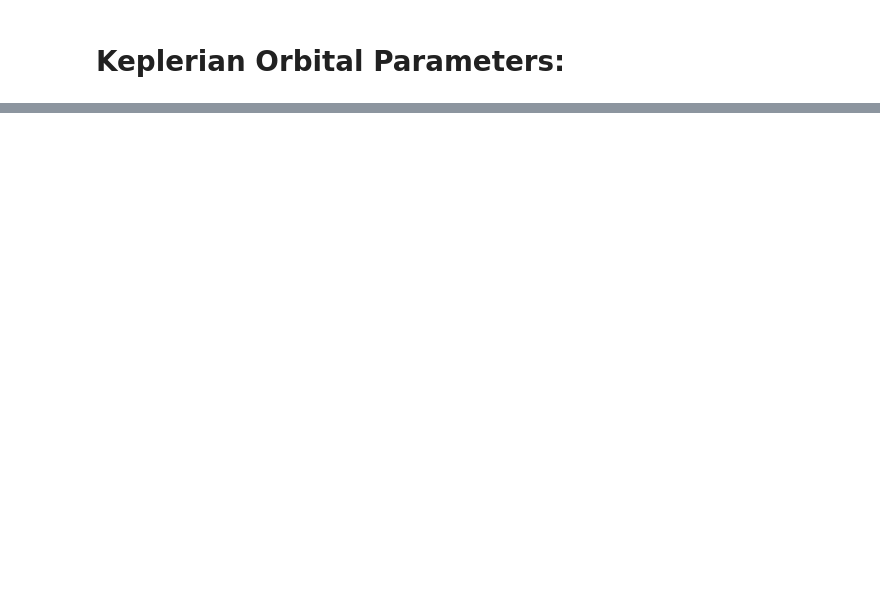
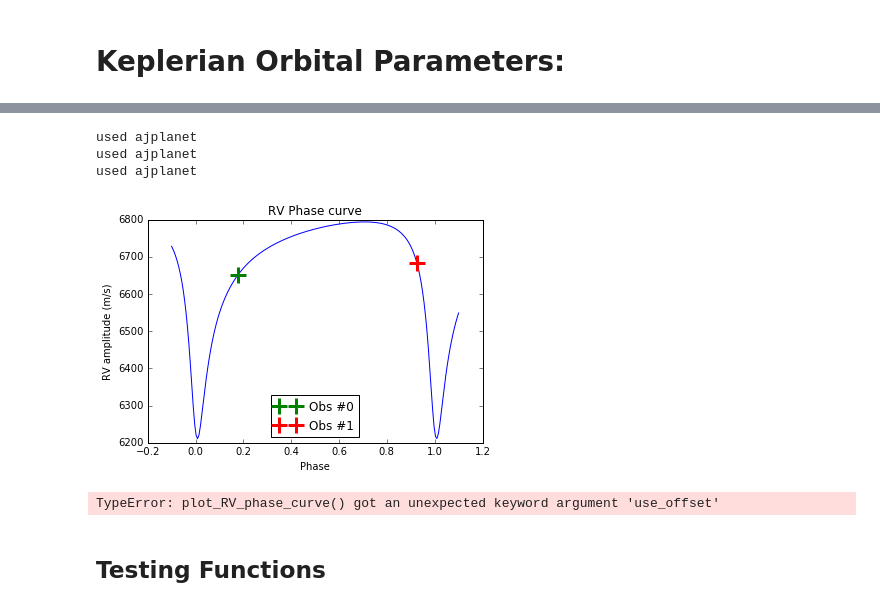
Before and after one commit to jason-neal/Phd-codes, a Jupyter notebook: Notebooks/Investigate_RV_calculations.ipynb, the cells around one changed output, grey strips where cells are left out. Saved outputs shown, nothing was run; the diff lists cells and outputs as text; code cells hidden in the pictures; blank space fills up the shorter version.

```diff
--- a/Notebooks/Investigate_RV_calculations.ipynb
+++ b/Notebooks/Investigate_RV_calculations.ipynb
@@ -192,4 +326,11 @@ plot_RV_phase_curve(HD202206c_params, t_vals=HD202206_times)
 # %%
-plot_RV_phase_curve(HD211847_params, t_vals=HD211847_times)
+plot_RV_phase_curve(HD211847_params, t_vals=HD211847_times, use_offset=False, name="HD211847")
+# %% [output]
+used ajplanet
+used ajplanet
+used ajplanet
+[figure, added]
 # %%
-plot_RV_phase_curve(HD162020_params, t_vals=HD162020_times)
+plot_RV_phase_curve(HD162020_params, t_vals=HD162020_times, use_offset=False, name="HD162020")
+# %% [output]
+TypeError: plot_RV_phase_curve() got an unexpected keyword argument 'use_offset'
@@ -197,0 +337,2 @@ obs_time_sigma = 14/(60*24)  # +-14min
+# %% [markdown]
+## Testing Functions
```
Also changed, not shown: parts of 13 cells of this notebook.
